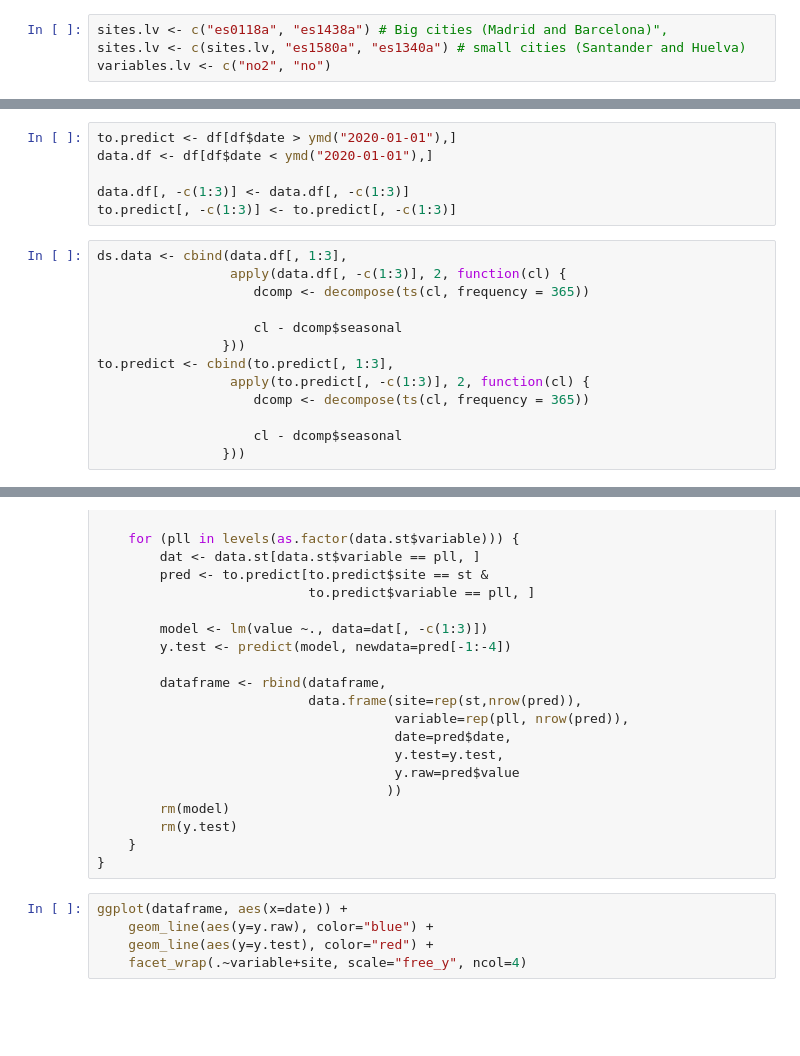
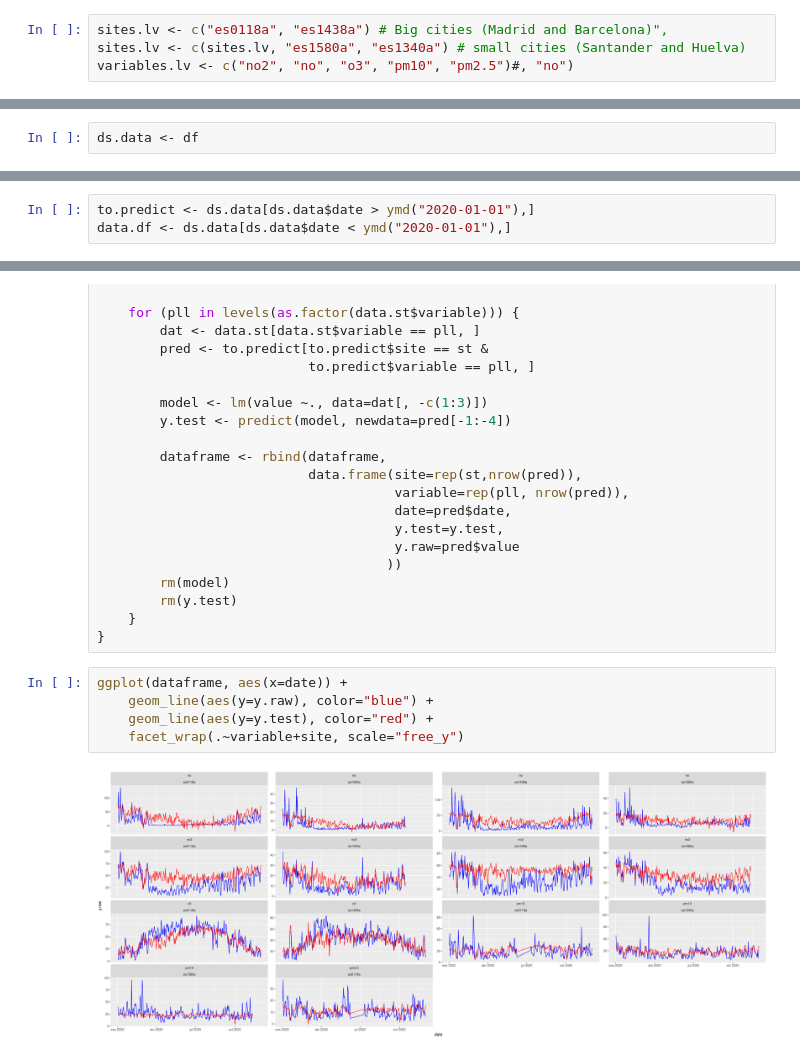
Before and after one commit to Jaimedgp/AirQualityCOVID, a Jupyter notebook: notebooks/Analysis/glm/Cross-Validation.ipynb, the cells around one changed output, grey strips where cells are left out. Saved outputs shown, nothing was run; the diff lists cells and outputs as text; blank space fills up the shorter version.

```diff
--- a/notebooks/Analysis/glm/Cross-Validation.ipynb
+++ b/notebooks/Analysis/glm/Cross-Validation.ipynb
@@ -24,7 +24,7 @@ setwd("~/Repositories/AirQualityCOVID")
 # %%
 sites.lv <- c("es0118a", "es1438a") # Big cities (Madrid and Barcelona)",
 sites.lv <- c(sites.lv, "es1580a", "es1340a") # small cities (Santander and Huelva)
-variables.lv <- c("no2", "no")
+variables.lv <- c("no2", "no", "o3", "pm10", "pm2.5")#, "no")
 # %% [markdown]
 ## DataFrame Creation
 # %%
@@ -47,3 +47,5 @@ df <- merge(aq, mto,
 
 rm(data_AQ)
 rm(data_Mto)
+# %%
+ds.data <- df
@@ -50,19 +61,3 @@ rm(data_Mto)
 # %%
-to.predict <- df[df$date > ymd("2020-01-01"),]
-data.df <- df[df$date < ymd("2020-01-01"),]
-
-data.df[, -c(1:3)] <- data.df[, -c(1:3)]
-to.predict[, -c(1:3)] <- to.predict[, -c(1:3)]
+to.predict <- ds.data[ds.data$date > ymd("2020-01-01"),]
+data.df <- ds.data[ds.data$date < ymd("2020-01-01"),]
-# %%
-ds.data <- cbind(data.df[, 1:3],
-                 apply(data.df[, -c(1:3)], 2, function(cl) {
-                    dcomp <- decompose(ts(cl, frequency = 365))
-
-                    cl - dcomp$seasonal
-                }))
-to.predict <- cbind(to.predict[, 1:3],
-                 apply(to.predict[, -c(1:3)], 2, function(cl) {
-                    dcomp <- decompose(ts(cl, frequency = 365))
-
-                    cl - dcomp$seasonal
-                }))
@@ -191,5 +204,7 @@ for (st in sites.lv) {
 # %%
 ggplot(dataframe, aes(x=date)) +
     geom_line(aes(y=y.raw), color="blue") +
     geom_line(aes(y=y.test), color="red") +
-    facet_wrap(.~variable+site, scale="free_y", ncol=4)
+    facet_wrap(.~variable+site, scale="free_y")
+# %% [output]
+[figure, added]
```
Also changed, not shown: parts of 6 cells of this notebook, 1 other file.
